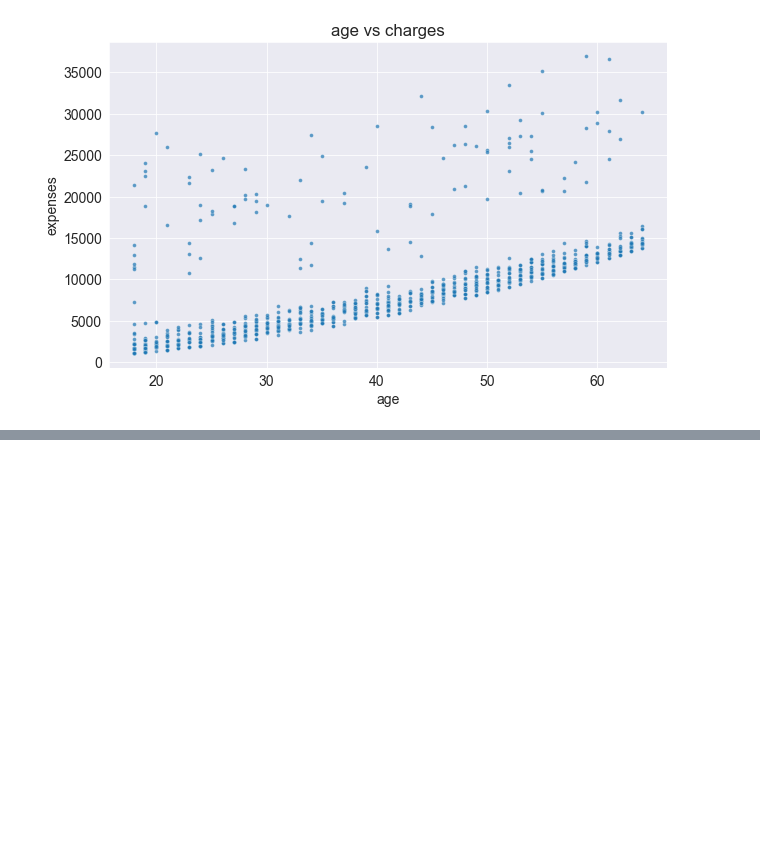
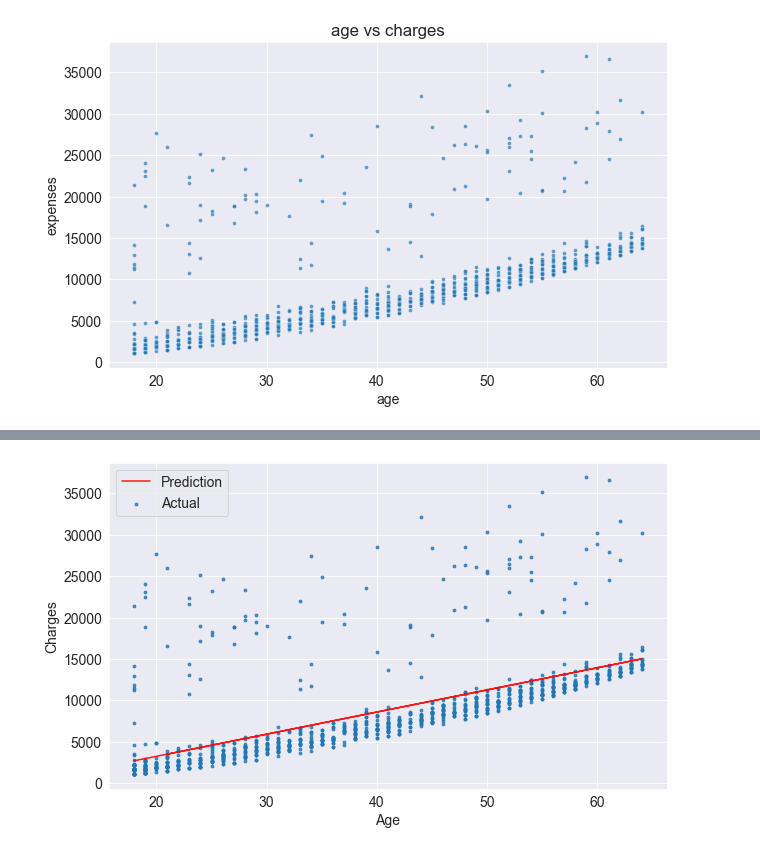
Before and after one commit to exxidae7/FreeCodeCampML-_project, a Jupyter notebook: healthcare_costs.ipynb, the cells around one changed output, grey strips where cells are left out. Cells and saved outputs as stored; diff of their text form; code cells hidden in the pictures; blank space fills up the shorter version.

```diff
--- a/healthcare_costs.ipynb
+++ b/healthcare_costs.ipynb
@@ -122,0 +193,3 @@ UnboundLocalError: local variable 'estimate_expenses' referenced before assignme
+# %%
+try_parameters(model.coef_, model.intercept_)
+# %% [output]
@@ -122,0 +197 @@ UnboundLocalError: local variable 'estimate_expenses' referenced before assignme
+[figure, added]
```
Also changed, not shown: parts of 28 cells of this notebook.
